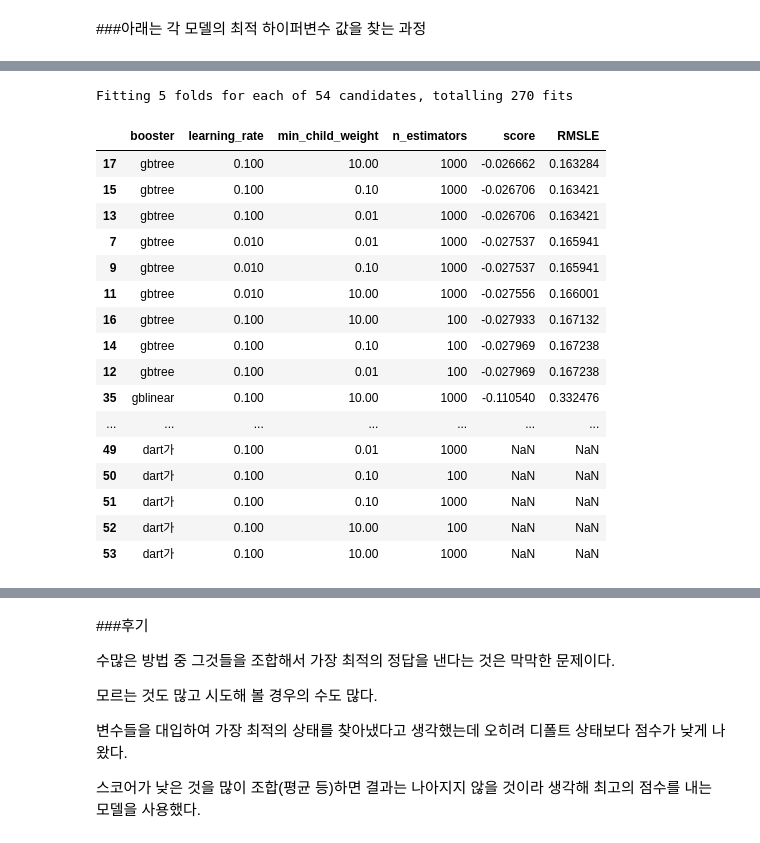
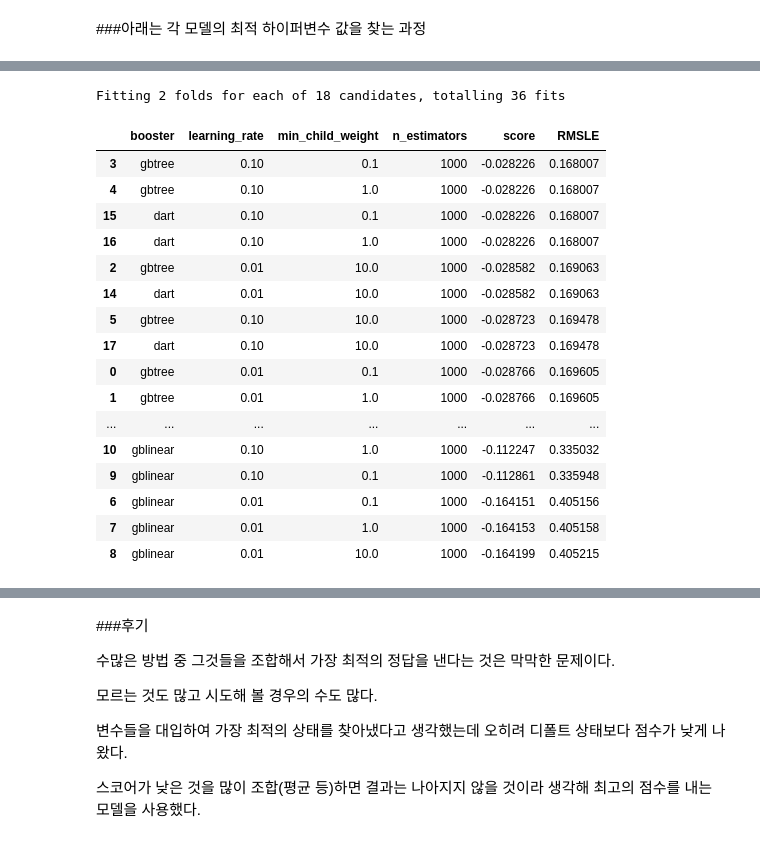
Before and after one commit to Kona-cfd/AIFFEL_PROJECT, a Jupyter notebook: [E-05]kaggle_kakr_housing.ipynb, the cells around one changed output, grey strips where cells are left out. Drawn from its saved outputs; the diff is of its cells as text; code cells hidden in the pictures.

```diff
--- a/[E-05]kaggle_kakr_housing.ipynb
+++ b/[E-05]kaggle_kakr_housing.ipynb
@@ -364,35 +371,11 @@ ax = df.plot(kind='line', title='집값예상', figsize=(12, 4), legend=True, fo
 # %% [markdown]
 ###아래는 각 모델의 최적 하이퍼변수 값을 찾는 과정
 # %%
-lightgbm   = lgb.LGBMRegressor(random_state=random_state)
-
-'''
-LGBMRegressor
-__init__(boosting_type='gbdt', num_leaves=31, max_depth=- 1,
-learning_rate=0.1, n_estimators=100, subsample_for_bin=200000,
-objective=None, class_weight=None, min_split_gain=0.0,
-min_child_weight=0.001, min_child_samples=20, subsample=1.0,
-subsample_freq=0, colsample_bytree=1.0, reg_alpha=0.0,
-reg_lambda=0.0, random_state=None, n_jobs=- 1, importance_type='split', **kwargs)
-
-'''
-
-param_grid = {
- 'learning_rate'  :[0.0001, 0.001, 0.01],
-  'num_iterations' : [10, 100, 500],
-  'n_estimators'  :[100, 1000],
- 'min_child_weight':[0.001, 0.01, 0.1],
-}
-
-model = lightgbm
-
-# x.values, y
-
-def my_GridSearch(model, train, y, param_grid, verbose=2, n_jobs=5):
+def my_GridSearch(model, train, y, param_grid, verbose=2, n_jobs=-1):
     #  1. GridSearchCV 모델로 `model`을 초기화합니다.
     grid_model = GridSearchCV(model, param_grid=param_grid, \
                         scoring='neg_mean_squared_error', \
-                        cv=5, verbose=1, n_jobs=5)
+                        cv=2, verbose=1, n_jobs=-1)
 
     #  2. 모델을 fitting 합니다.
     grid_model.fit(train, y)
@@ -412,7 +395,3 @@ def my_GridSearch(model, train, y, param_grid, verbose=2, n_jobs=5):
     sorted_results = results.sort_values(by = 'RMSLE', ascending=True)
 
     return sorted_results
-
-
-# my_GridSearch(model, train, y, param_grid, verbose=2, n_jobs=5)
-my_GridSearch(model, x, y, param_grid, verbose=2, n_jobs=5)
@@ -438,46 +440,46 @@ Fitting 5 folds for each of 54 candidates, totalling 270 fits
 # %%
-xgboost    = xgb.XGBRegressor(random_state=random_state)
+xgboost    = xgb.XGBRegressor(n_jobs = -1, random_state=random_state)
 
 '''
   XGBRegressor(base_score=0.5, booster='gbtree', colsample_bylevel=1,
                  colsample_bynode=1, colsample_bytree=1, gamma=0, gpu_id=-1,
                  importance_type='gain', interaction_constraints='',
                  learning_rate=0.1, max_delta_step=0, max_depth=5,
                  min_child_weight=1, missing=nan, monotone_constraints='()',
                  n_estimators=100, n_jobs=0, num_parallel_tree=1, random_state=0,
                  reg_alpha=0, reg_lambda=1, scale_pos_weight=1, subsample=1,
                  tree_method='exact', validate_parameters=1, verbosity=None)
 '''
 
 param_grid = {
-     'booster' : ['gbtree', 'gblinear','dart가'],
-     'learning_rate'  :[0.001, 0.01, 0.1],
-     'n_estimators'  :[100, 1000],
-     'min_child_weight':[0.01, 0.1, 10],
+     'booster'         : ['gbtree', 'gblinear','dart'],
+     'learning_rate'   : [0.01, 0.1],
+     'n_estimators'    : [1000],
+     'min_child_weight': [0.1, 1, 10]
 }
 
 model = xgboost
 
-my_GridSearch(model, x, y, param_grid, verbose=2, n_jobs=5)
+my_GridSearch(model, x, y, param_grid, verbose=2, n_jobs=-5)
 # %% [output]
-Fitting 5 folds for each of 54 candidates, totalling 270 fits
+Fitting 2 folds for each of 18 candidates, totalling 36 fits
 |  | booster | learning_rate | min_child_weight | n_estimators | score | RMSLE |
-| 17 | gbtree | 0.100 | 10.00 | 1000 | -0.026662 | 0.163284 |
-| 15 | gbtree | 0.100 | 0.10 | 1000 | -0.026706 | 0.163421 |
-| 13 | gbtree | 0.100 | 0.01 | 1000 | -0.026706 | 0.163421 |
-| 7 | gbtree | 0.010 | 0.01 | 1000 | -0.027537 | 0.165941 |
-| 9 | gbtree | 0.010 | 0.10 | 1000 | -0.027537 | 0.165941 |
-| 11 | gbtree | 0.010 | 10.00 | 1000 | -0.027556 | 0.166001 |
-| 16 | gbtree | 0.100 | 10.00 | 100 | -0.027933 | 0.167132 |
-| 14 | gbtree | 0.100 | 0.10 | 100 | -0.027969 | 0.167238 |
-| 12 | gbtree | 0.100 | 0.01 | 100 | -0.027969 | 0.167238 |
-| 35 | gblinear | 0.100 | 10.00 | 1000 | -0.110540 | 0.332476 |
+| 3 | gbtree | 0.10 | 0.1 | 1000 | -0.028226 | 0.168007 |
+| 4 | gbtree | 0.10 | 1.0 | 1000 | -0.028226 | 0.168007 |
+| 15 | dart | 0.10 | 0.1 | 1000 | -0.028226 | 0.168007 |
+| 16 | dart | 0.10 | 1.0 | 1000 | -0.028226 | 0.168007 |
+| 2 | gbtree | 0.01 | 10.0 | 1000 | -0.028582 | 0.169063 |
+| 14 | dart | 0.01 | 10.0 | 1000 | -0.028582 | 0.169063 |
+| 5 | gbtree | 0.10 | 10.0 | 1000 | -0.028723 | 0.169478 |
+| 17 | dart | 0.10 | 10.0 | 1000 | -0.028723 | 0.169478 |
+| 0 | gbtree | 0.01 | 0.1 | 1000 | -0.028766 | 0.169605 |
+| 1 | gbtree | 0.01 | 1.0 | 1000 | -0.028766 | 0.169605 |
 | ... | ... | ... | ... | ... | ... | ... |
-| 49 | dart가 | 0.100 | 0.01 | 1000 | NaN | NaN |
-| 50 | dart가 | 0.100 | 0.10 | 100 | NaN | NaN |
-| 51 | dart가 | 0.100 | 0.10 | 1000 | NaN | NaN |
-| 52 | dart가 | 0.100 | 10.00 | 100 | NaN | NaN |
-| 53 | dart가 | 0.100 | 10.00 | 1000 | NaN | NaN |
+| 10 | gblinear | 0.10 | 1.0 | 1000 | -0.112247 | 0.335032 |
+| 9 | gblinear | 0.10 | 0.1 | 1000 | -0.112861 | 0.335948 |
+| 6 | gblinear | 0.01 | 0.1 | 1000 | -0.164151 | 0.405156 |
+| 7 | gblinear | 0.01 | 1.0 | 1000 | -0.164153 | 0.405158 |
+| 8 | gblinear | 0.01 | 10.0 | 1000 | -0.164199 | 0.405215 |
 # %%
 etr        = ExtraTreesRegressor(n_jobs = -1, random_state=random_state)
 
```
Also changed, not shown: parts of 16 cells of this notebook.
